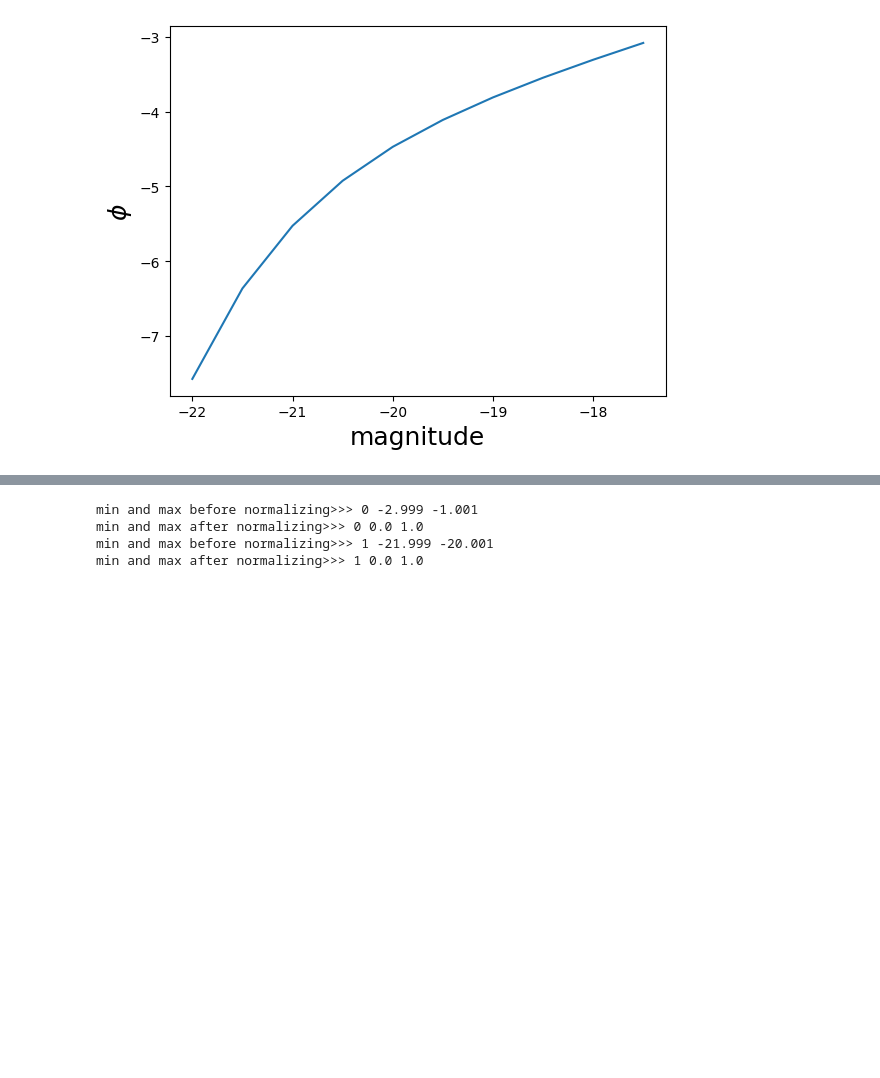
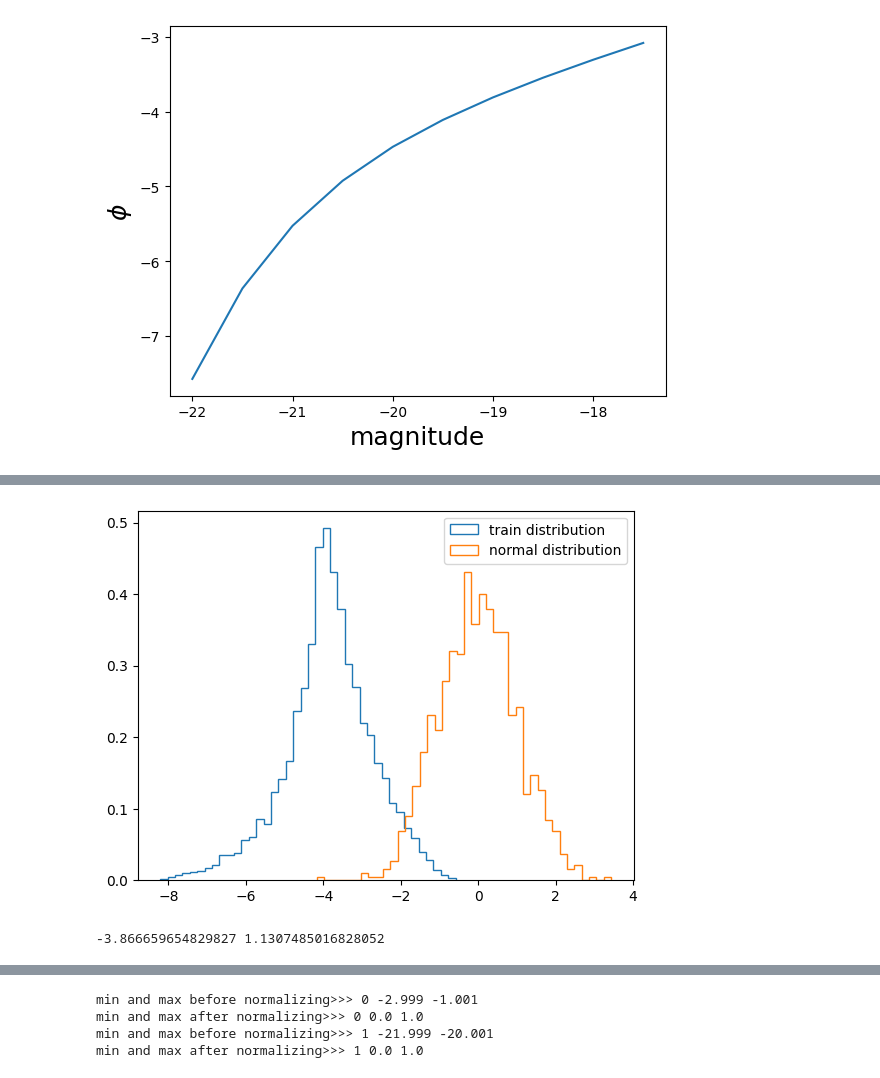
Before and after one commit to sultan-hassan/tutorials, a Jupyter notebook: NF_UVLF.ipynb, the cells around one changed output, grey strips where cells are left out. Cells and saved outputs as stored; diff of their text form; code cells hidden in the pictures; blank space fills up the shorter version.

```diff
--- a/NF_UVLF.ipynb
+++ b/NF_UVLF.ipynb
@@ -90,7 +96,22 @@ plt.show()
+# %%
+# test against normal distribution
+
+plt.hist(x_train.flatten(), bins=40, histtype='step', density=True, label='train distribution')
+plt.hist(np.random.normal(0,1, (num)), bins=40, histtype='step', density=True, label='normal distribution')
+plt.legend()
+plt.show()
+# %% [output]
+[figure, added]
 # %%
 # common practice to standarize the data to a zero mean and unit variance
-x_train  -= np.mean(x_train)
-x_train   /= np.std(x_train)
+
+store_mean, store_std   = np.mean(x_train), np.std(x_train)
+
+print (store_mean, store_std)
+x_train  -= store_mean
+x_train   /= store_std
+# %% [output]
+-3.866659654829827 1.1307485016828052
 # %%
 for i in range(num):
     plt.plot(magnitude, x_train[i])
```
Also changed, not shown: parts of 12 cells of this notebook.
